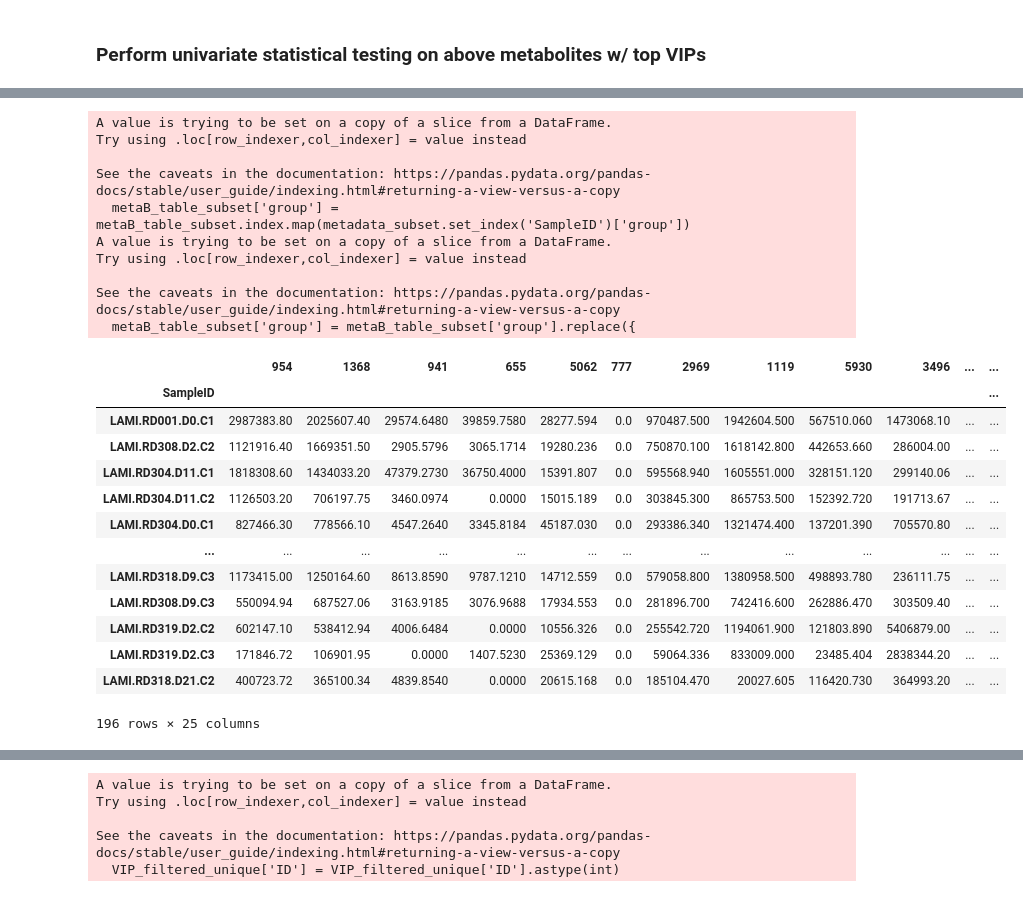
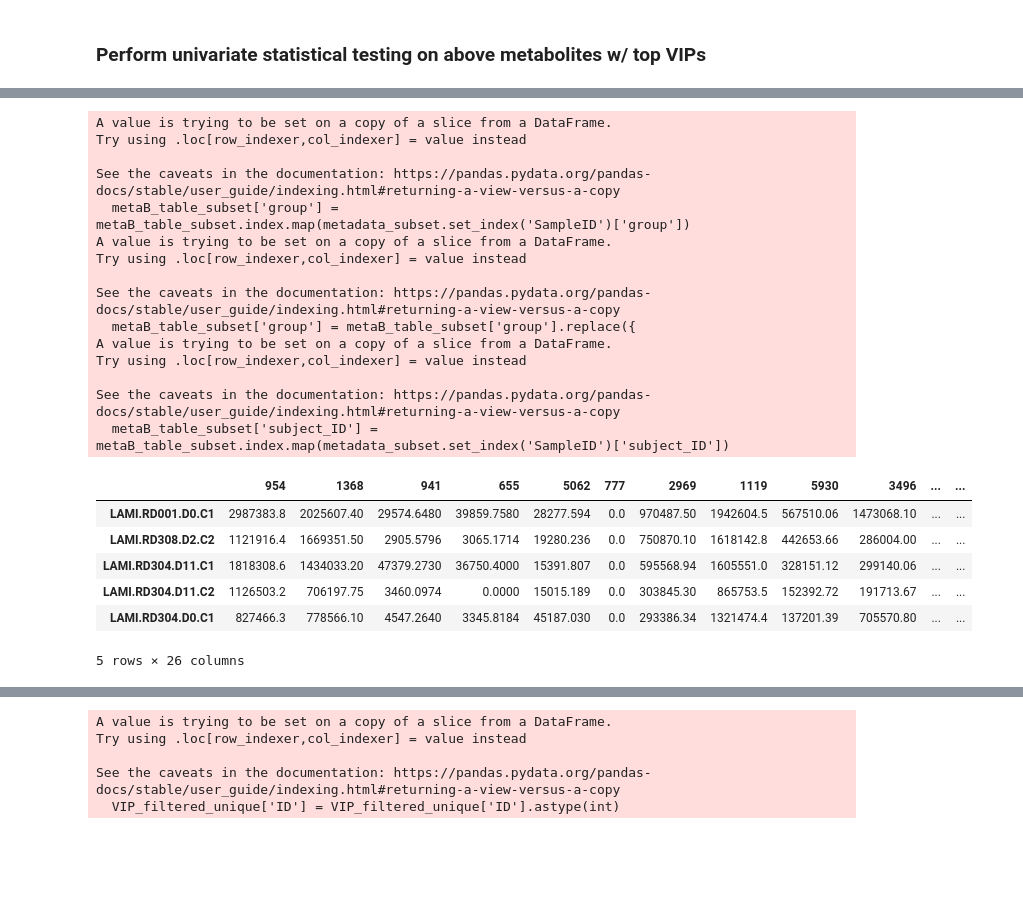
Before and after one commit to knightlab-analyses/Acne_Longitudinal_Microbiome, a Jupyter notebook: Notebooks/metabolomics_top_VIPs.ipynb, the cells around one changed output, grey strips where cells are left out. Saved outputs shown, nothing was run; the diff lists cells and outputs as text; code cells hidden in the pictures; blank space fills up the shorter version.

```diff
--- a/Notebooks/metabolomics_top_VIPs.ipynb
+++ b/Notebooks/metabolomics_top_VIPs.ipynb
@@ -300,0 +166,3 @@ VIP_filtered.head()
+# %%
+VIP_filtered = pd.read_csv('../Data/metabolomics/Run3_10252024/output/VIP_filtered_final_data_method2_11212024_with_shortened_names.csv', index_col=0)
+VIP_filtered
@@ -336,6 +202,6 @@ metaB_method2
 # %%
-# Set the 'SampleID' column as the index
-# metaB_table.set_index('SampleID', inplace=True)
+# Read in metabolomics table
+metaB_table = load_biom_table('../Data/metabolomics/Run3_10252024/metabolomics_method2.biom')
 
 # Convert columns in metaB_table to int (if applicable)
 metaB_table.columns = metaB_table.columns.astype(int)
@@ -345,5 +211,3 @@ features_to_keep = VIP_filtered['ID'].unique().astype(int)
 
 # Subset metaB_table using the integer feature list
 metaB_table_subset = metaB_table.loc[:, metaB_table.columns.isin(features_to_keep)]
-
-metaB_table_subset
@@ -387,37 +230,38 @@ metadata_subset
 # %%
 # Map the 'group' column from metadata_subset to metaB_subset
 metaB_table_subset['group'] = metaB_table_subset.index.map(metadata_subset.set_index('SampleID')['group'])
 
 # Replace values in the 'group' column
 metaB_table_subset['group'] = metaB_table_subset['group'].replace({
     'Healthy': 'H',
     'Acne_L': 'L',
     'Acne_NL': 'NL'
 })
 
-metaB_table_subset
+# Map the 'subject_ID' column from metadata_subset to metaB_subset
+metaB_table_subset['subject_ID'] = metaB_table_subset.index.map(metadata_subset.set_index('SampleID')['subject_ID'])
+
+metaB_table_subset.head()
 # %% [output]
 A value is trying to be set on a copy of a slice from a DataFrame.
 Try using .loc[row_indexer,col_indexer] = value instead
 
 See the caveats in the documentation: https://pandas.pydata.org/pandas-docs/stable/user_guide/indexing.html#returning-a-view-versus-a-copy
   metaB_table_subset['group'] = metaB_table_subset.index.map(metadata_subset.set_index('SampleID')['group'])
 A value is trying to be set on a copy of a slice from a DataFrame.
 Try using .loc[row_indexer,col_indexer] = value instead
 
 See the caveats in the documentation: https://pandas.pydata.org/pandas-docs/stable/user_guide/indexing.html#returning-a-view-versus-a-copy
   metaB_table_subset['group'] = metaB_table_subset['group'].replace({
+A value is trying to be set on a copy of a slice from a DataFrame.
+Try using .loc[row_indexer,col_indexer] = value instead
+
+See the caveats in the documentation: https://pandas.pydata.org/pandas-docs/stable/user_guide/indexing.html#returning-a-view-versus-a-copy
+  metaB_table_subset['subject_ID'] = metaB_table_subset.index.map(metadata_subset.set_index('SampleID')['subject_ID'])
 |  | 954 | 1368 | 941 | 655 | 5062 | 777 | 2969 | 1119 | 5930 | 3496 | ... | ... |
-| SampleID |  |  |  |  |  |  |  |  |  |  |  | ... |
-| LAMI.RD001.D0.C1 | 2987383.80 | 2025607.40 | 29574.6480 | 39859.7580 | 28277.594 | 0.0 | 970487.500 | 1942604.500 | 567510.060 | 1473068.10 | ... | ... |
-| LAMI.RD308.D2.C2 | 1121916.40 | 1669351.50 | 2905.5796 | 3065.1714 | 19280.236 | 0.0 | 750870.100 | 1618142.800 | 442653.660 | 286004.00 | ... | ... |
-| LAMI.RD304.D11.C1 | 1818308.60 | 1434033.20 | 47379.2730 | 36750.4000 | 15391.807 | 0.0 | 595568.940 | 1605551.000 | 328151.120 | 299140.06 | ... | ... |
-| LAMI.RD304.D11.C2 | 1126503.20 | 706197.75 | 3460.0974 | 0.0000 | 15015.189 | 0.0 | 303845.300 | 865753.500 | 152392.720 | 191713.67 | ... | ... |
-| LAMI.RD304.D0.C1 | 827466.30 | 778566.10 | 4547.2640 | 3345.8184 | 45187.030 | 0.0 | 293386.340 | 1321474.400 | 137201.390 | 705570.80 | ... | ... |
-| ... | ... | ... | ... | ... | ... | ... | ... | ... | ... | ... | ... | ... |
-| LAMI.RD318.D9.C3 | 1173415.00 | 1250164.60 | 8613.8590 | 9787.1210 | 14712.559 | 0.0 | 579058.800 | 1380958.500 | 498893.780 | 236111.75 | ... | ... |
-| LAMI.RD308.D9.C3 | 550094.94 | 687527.06 | 3163.9185 | 3076.9688 | 17934.553 | 0.0 | 281896.700 | 742416.600 | 262886.470 | 303509.40 | ... | ... |
-| LAMI.RD319.D2.C2 | 602147.10 | 538412.94 | 4006.6484 | 0.0000 | 10556.326 | 0.0 | 255542.720 | 1194061.900 | 121803.890 | 5406879.00 | ... | ... |
-| LAMI.RD319.D2.C3 | 171846.72 | 106901.95 | 0.0000 | 1407.5230 | 25369.129 | 0.0 | 59064.336 | 833009.000 | 23485.404 | 2838344.20 | ... | ... |
-| LAMI.RD318.D21.C2 | 400723.72 | 365100.34 | 4839.8540 | 0.0000 | 20615.168 | 0.0 | 185104.470 | 20027.605 | 116420.730 | 364993.20 | ... | ... |
+| LAMI.RD001.D0.C1 | 2987383.8 | 2025607.40 | 29574.6480 | 39859.7580 | 28277.594 | 0.0 | 970487.50 | 1942604.5 | 567510.06 | 1473068.10 | ... | ... |
+| LAMI.RD308.D2.C2 | 1121916.4 | 1669351.50 | 2905.5796 | 3065.1714 | 19280.236 | 0.0 | 750870.10 | 1618142.8 | 442653.66 | 286004.00 | ... | ... |
+| LAMI.RD304.D11.C1 | 1818308.6 | 1434033.20 | 47379.2730 | 36750.4000 | 15391.807 | 0.0 | 595568.94 | 1605551.0 | 328151.12 | 299140.06 | ... | ... |
+| LAMI.RD304.D11.C2 | 1126503.2 | 706197.75 | 3460.0974 | 0.0000 | 15015.189 | 0.0 | 303845.30 | 865753.5 | 152392.72 | 191713.67 | ... | ... |
+| LAMI.RD304.D0.C1 | 827466.3 | 778566.10 | 4547.2640 | 3345.8184 | 45187.030 | 0.0 | 293386.34 | 1321474.4 | 137201.39 | 705570.80 | ... | ... |
-196 rows × 25 columns
+5 rows × 26 columns
```
Also changed, not shown: parts of 34 cells of this notebook, 38 other files.
